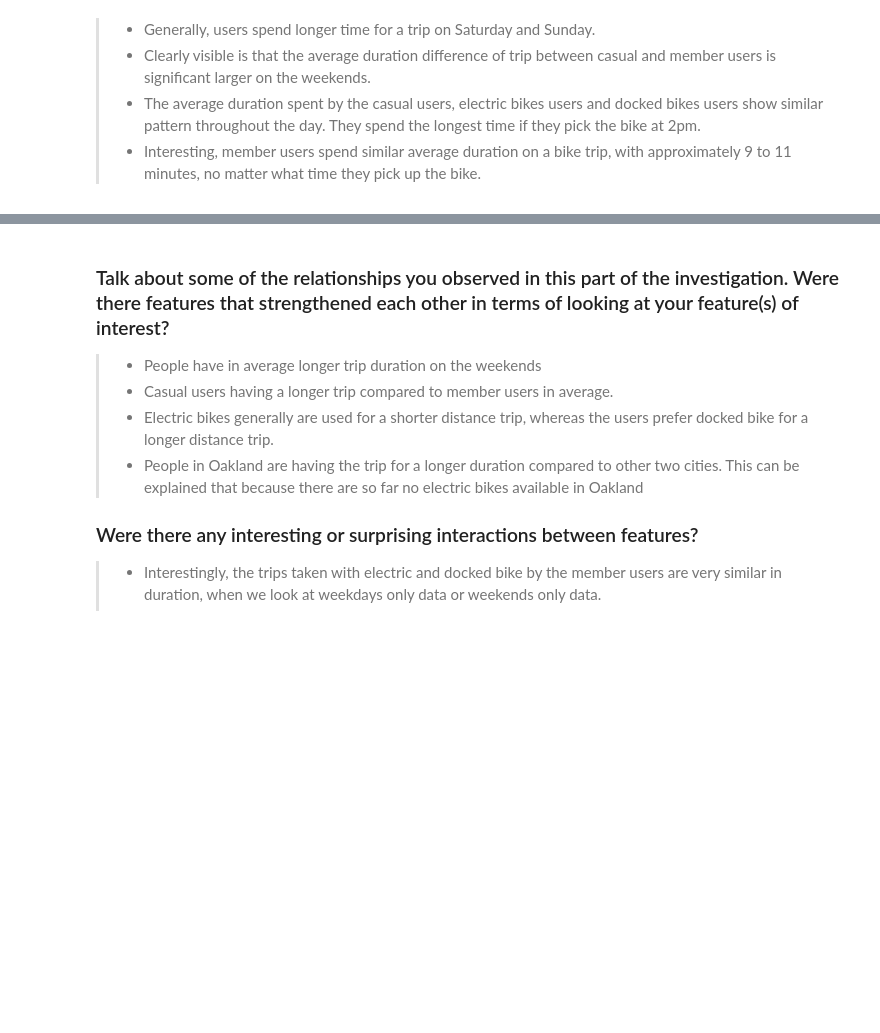
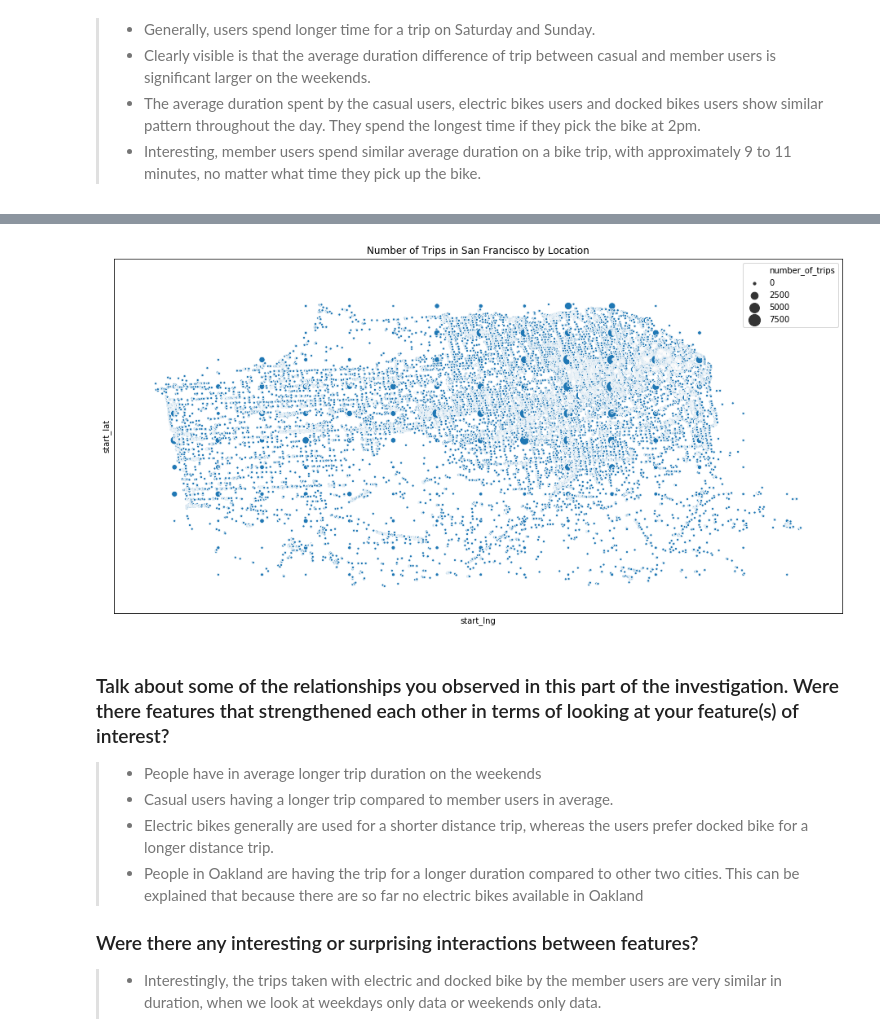
Before and after one commit to weichong-ong/Bay_Wheels_System_Data_Explanatory_Visualization, a Jupyter notebook: Exploratory_Analysis.ipynb, the cells around one changed output, grey strips where cells are left out. Cells and saved outputs as stored; diff of their text form; code cells hidden in the pictures; blank space fills up the shorter version.

```diff
--- a/Exploratory_Analysis.ipynb
+++ b/Exploratory_Analysis.ipynb
@@ -606,3 +613,12 @@ plt.show()
+# %%
+plt.figure(figsize=[16,8])
+sns.scatterplot(x='start_lng', y='start_lat', size = 'number_of_trips', sizes = (10,200), data=data)
+plt.title('Number of Trips in San Francisco by Location')
+plt.yticks([])
+plt.xticks([])
+plt.legend();
+# %% [output]
+[figure, added]
 # %% [markdown]
 ### Talk about some of the relationships you observed in this part of the investigation. Were there features that strengthened each other in terms of looking at your feature(s) of interest?
 
```
Also changed, not shown: parts of 10 cells of this notebook, 1 other file.
